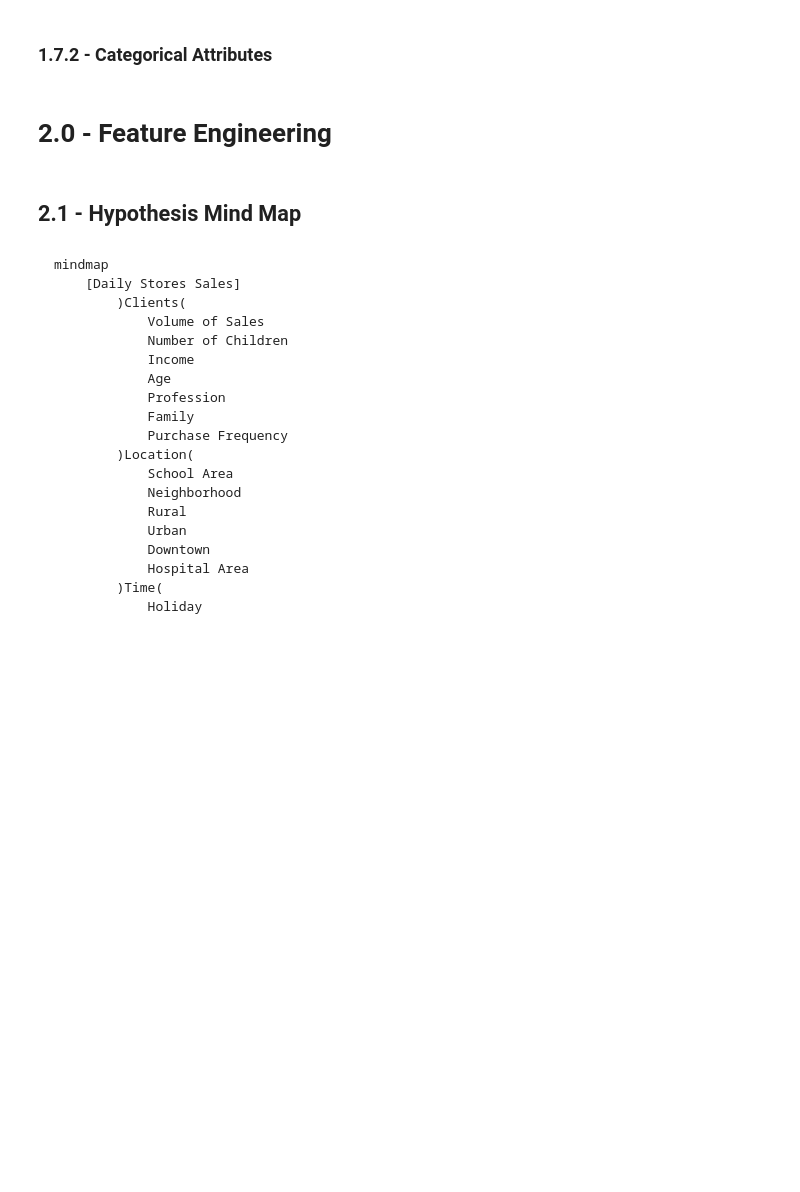
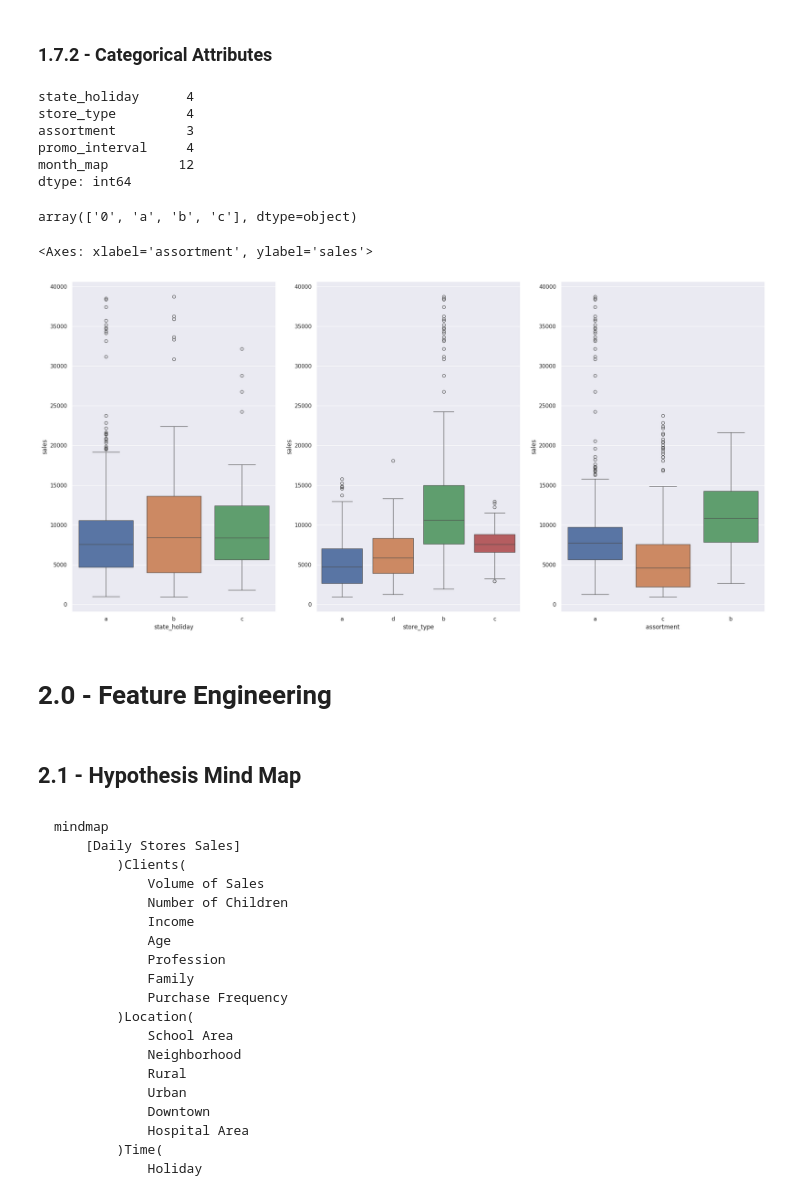
Before and after one commit to eliasbatistasouza/rossmann_sales, a Jupyter notebook: notebooks/001-EDA-ebs.ipynb, the cells around one changed output. Cells and saved outputs as stored; diff of their text form; code cells hidden in the pictures; blank space fills up the shorter version.

```diff
--- a/notebooks/001-EDA-ebs.ipynb
+++ b/notebooks/001-EDA-ebs.ipynb
@@ -445,8 +468,7 @@ df1.columns
 cols_old = list(df1)
 
 # Function from rename
-snakecase = lambda x: inflection.underscore(x)
-cols_new = list(map(snakecase, cols_old))
+cols_new = list(map(lambda x: inflection.underscore(x), cols_old))
 
 # Renaming columns
 df1.columns = cols_new
@@ -544,4 +634,6 @@ df1["competition_open_since_year"] = df1["competition_open_since_year"].astype(i
 df1["promo2_since_week"] = df1["promo2_since_week"].astype(int)
 df1["promo2_since_year"] = df1["promo2_since_year"].astype(int)
 
+df1["state_holiday"] = df1["state_holiday"].replace(0, "0")
+
 df1.dtypes
@@ -592,17 +731,33 @@ sns.distplot(df1["competition_distance"])
 ### 1.7.2 - Categorical Attributes
 # %%
 cat_attributes.apply(lambda x: x.unique().shape[0])
+# %% [output]
+state_holiday      4
+store_type         4
+assortment         3
+promo_interval     4
+month_map         12
+dtype: int64
+# %%
+df1["state_holiday"].unique()
+# %% [output]
+array(['0', 'a', 'b', 'c'], dtype=object)
 # %%
 # Is this data leakage?
-filters = (df1["state_holiday"] != "0") & (df1["sales"] > 0)
+filters = (
+    (df1["state_holiday"] != "0") & (df1["sales"] > 0) & (df1["state_holiday"] != 0)
+)
 aux = df1.loc[filters, :]
 
 plt.subplot(1, 3, 1)
-sns.boxplot(x="state_holiday", y="sales", data=aux)
+sns.boxplot(x="state_holiday", y="sales", data=aux, hue="state_holiday")
 plt.subplot(1, 3, 2)
-sns.boxplot(x="store_type", y="sales", data=aux)
+sns.boxplot(x="store_type", y="sales", data=aux, hue="store_type")
 plt.subplot(1, 3, 3)
-sns.boxplot(x="assortment", y="sales", data=aux)
+sns.boxplot(x="assortment", y="sales", data=aux, hue="assortment")
+# %% [output]
+<Axes: xlabel='assortment', ylabel='sales'>
+[figure, added]
 # %% [markdown]
 # 2.0 - Feature Engineering
 # %%
```
Also changed, not shown: parts of 65 cells of this notebook, 8 other files.
